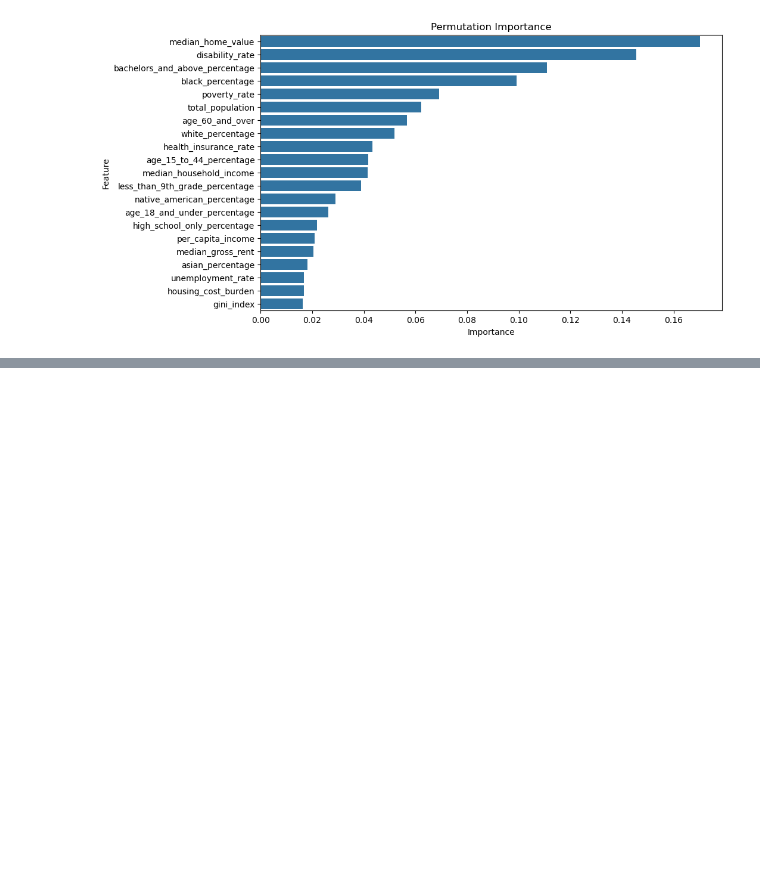
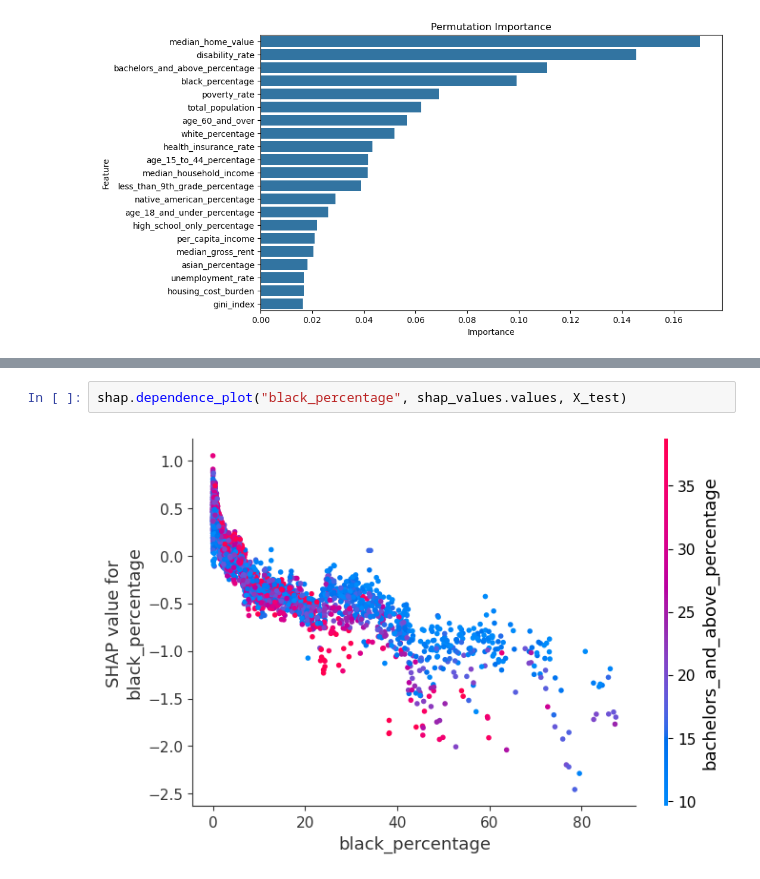
Before and after one commit to samyakshrestha/predicting-life-expectancy, a Jupyter notebook: notebooks/07_xg_boost_model.ipynb, the cells around one changed output, grey strips where cells are left out. Drawn from its saved outputs; the diff is of its cells as text; blank space fills up the shorter version.

```diff
--- a/notebooks/07_xg_boost_model.ipynb
+++ b/notebooks/07_xg_boost_model.ipynb
@@ -358,0 +382,4 @@ plt.show()
+# %%
+shap.dependence_plot("black_percentage", shap_values.values, X_test)
+# %% [output]
+[figure, added]
```
Also changed, not shown: parts of 7 cells of this notebook, 3 other files.
